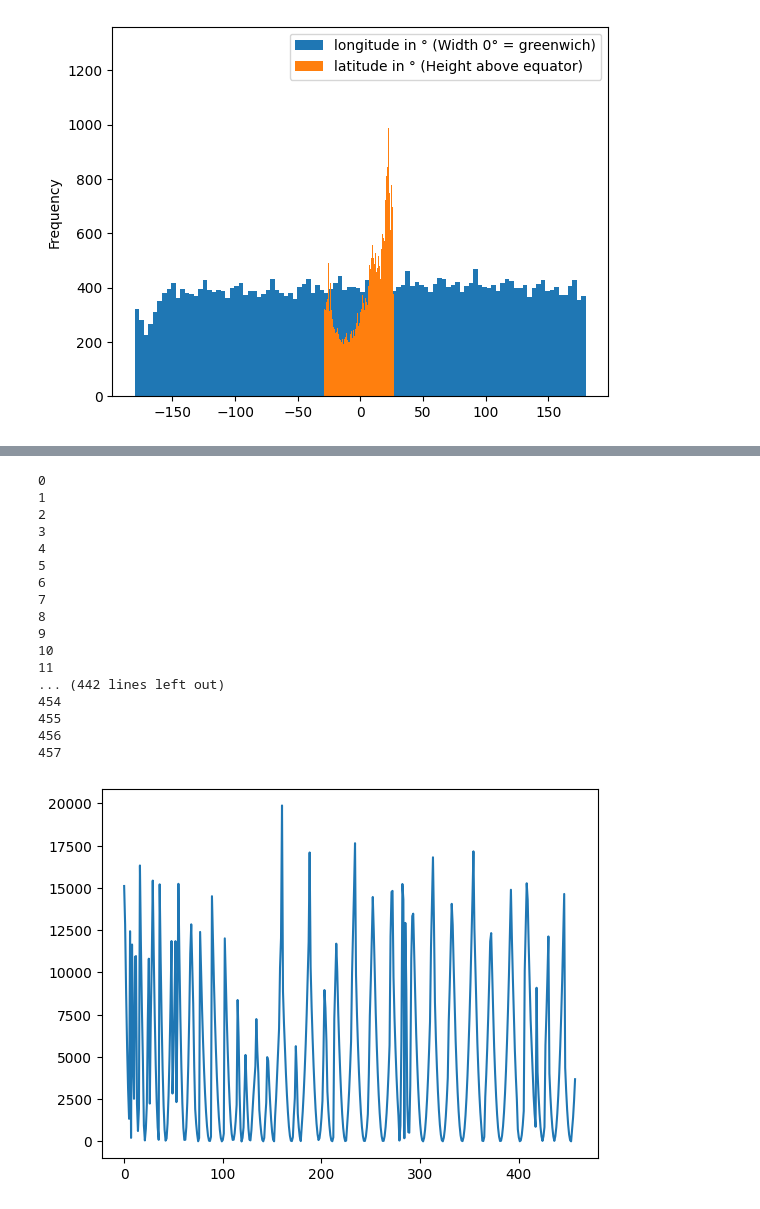
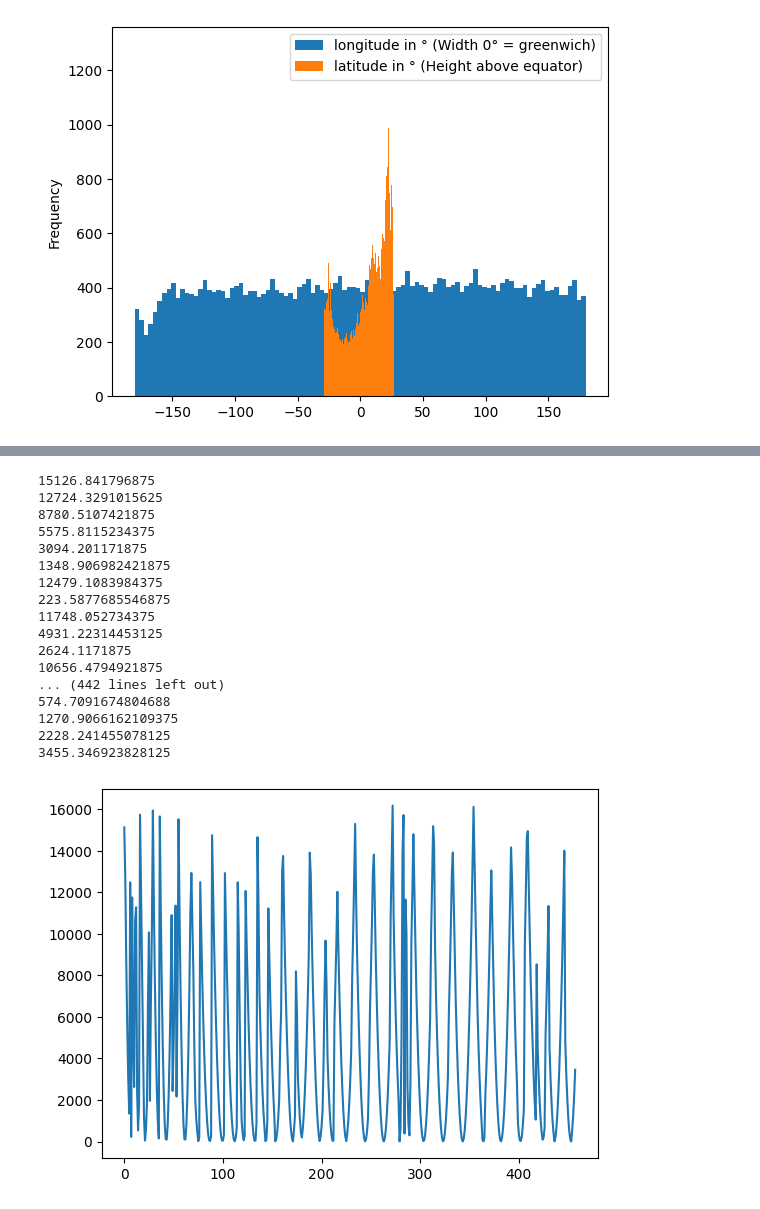
Before and after one commit to kevin-paul97/fantastic-palm-tree, a Jupyter notebook: Project/main.ipynb, the cells around one changed output, grey strips where cells are left out. Drawn from its saved outputs; the diff is of its cells as text; code cells hidden in the pictures.

```diff
--- a/Project/main.ipynb
+++ b/Project/main.ipynb
@@ -161,6 +161,8 @@ from torchvision.datasets import ImageFolder
 from torchinfo import summary
 from torch.utils.tensorboard import SummaryWriter
 # %%
+'''
+# Prepare the images for appending the coordinates
 for i in range(len(files)):
     with open(f"combined/{files[i]}") as f:
         data = json.load(f)
@@ -173,5 +175,5 @@ for i in range(len(files)):
             lat = data[j]["centroid_coordinates"]["lat"]
             lon = data[j]["centroid_coordinates"]["lon"]
             new_image_name = f"{image_name}_{lat}_{lon}.png"
-            os.system(f"cp download/earth/{image_name}.png pics_with_coords/all/{new_image_name}")
+            os.system(f"cp download/earth/{image_name}.png pics_with_coords/all/{new_image_name}")'''
 # %% [output]
@@ -223,7 +209,7 @@ Estimated Total Size (MB): 3.89
 ==========================================================================================
 # %%
 criterion = nn.MSELoss()
-optimizer = torch.optim.Adam(model.parameters(), lr=0.001)
+optimizer = torch.optim.Adam(model.parameters(), lr=0.000001)
 
 dataset = ImageFolder(root="pics_with_coords", transform=trans)
 dataloader = DataLoader(dataset, batch_size=1, shuffle=False)
@@ -249,48 +235,51 @@ for x, _ in dataloader:
 # 4. Calculate the loss between the predicted and actual lat and lon
 # 5. Backpropagate the loss
 # 6. Update the weights
 # 7. Repeat for all images
 model = model.to("mps")
 
+acc_list = []
 # Training loop
 for epoch in range(1):
     try:
         for i, (x, _) in enumerate(dataloader):
             try:
-                optimizer.zero_grad()
+                for param in model.parameters():
+                    param.grad = None
                 x = x.to("mps")
                 pred = model(x)
                 lat = float(dataset.imgs[i][0].split("/")[-1].strip(".png").split("_")[-2])
                 lon = float(dataset.imgs[i][0].split("/")[-1].strip(".png").split("_")[-1])
                 loss = criterion(pred, torch.tensor([lat, lon]).to("mps"))
                 loss.backward()
                 optimizer.step()
 
                 print(loss.item())
+                acc_list.append(loss.item())
             except:
                 pass
     except:
         pass
 
 
 plt.plot(acc_list)
 plt.show()
 # %% [output]
-0
-1
-2
-3
-4
-5
-6
-7
-8
-9
-10
-11
+15126.841796875
+12724.3291015625
+8780.5107421875
+5575.8115234375
+3094.201171875
+1348.906982421875
+12479.1083984375
+223.5877685546875
+11748.052734375
+4931.22314453125
+2624.1171875
+10656.4794921875
 ... (442 lines left out)
-454
-455
-456
-457
+574.7091674804688
+1270.9066162109375
+2228.241455078125
+3455.346923828125
-[figure, old version]
+[figure, new version]
```
Also changed, not shown: parts of 4 cells of this notebook, 3 other files.
